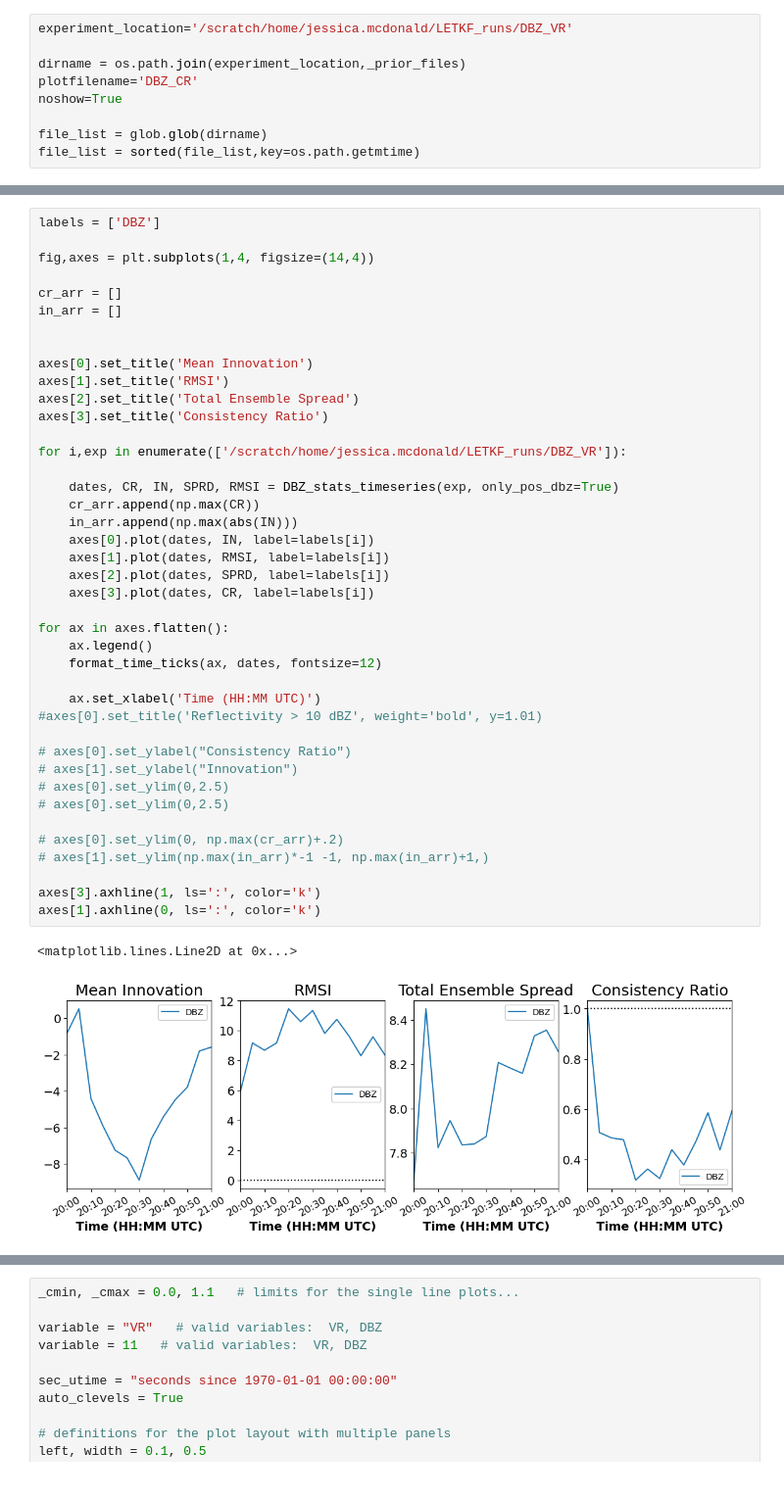
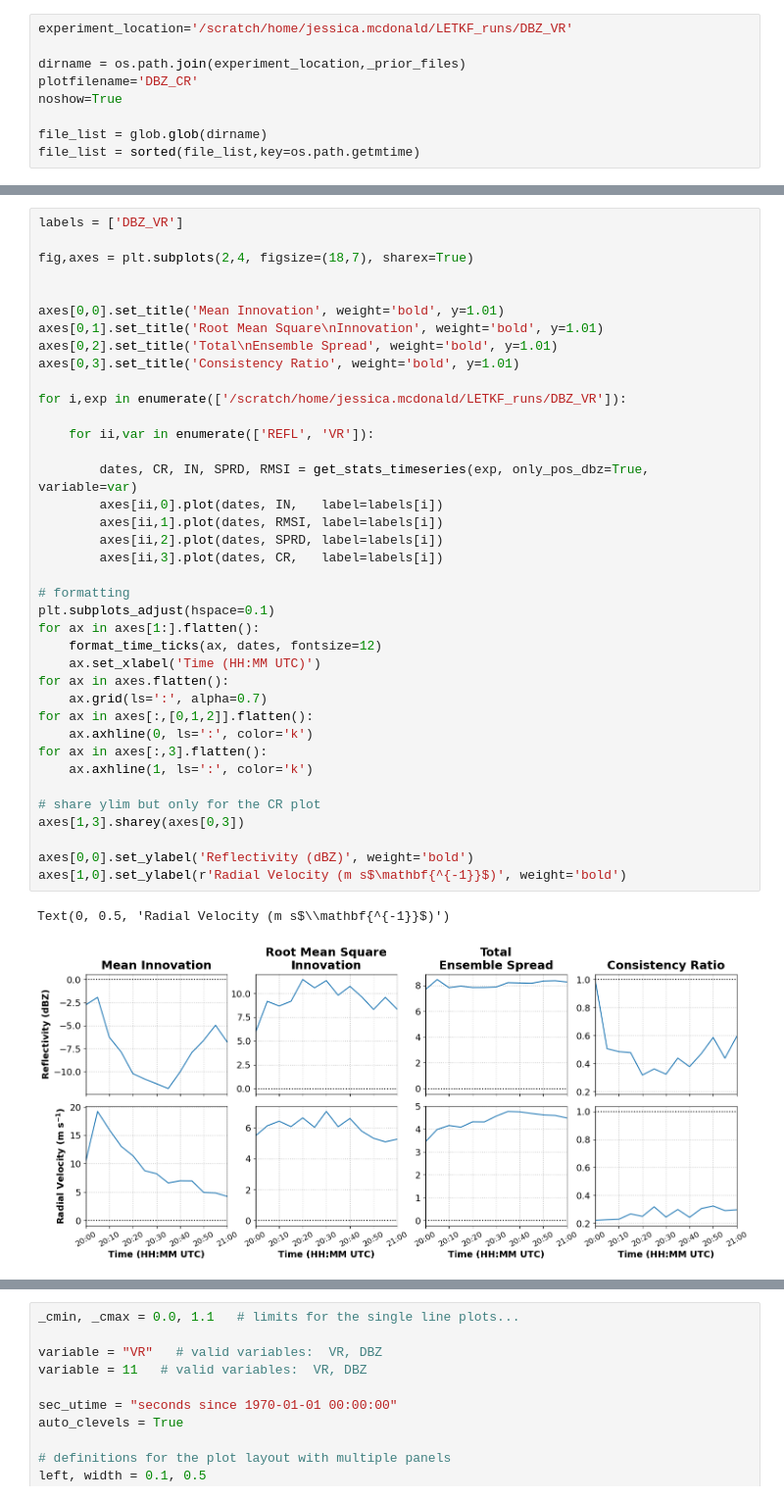
Before and after one commit to jessmcd/CM1_LETKF_2025, a Jupyter notebook: PlottingTests.ipynb, the cells around one changed output, grey strips where cells are left out. Shown at 98% size. Drawn from its saved outputs; the diff is of its cells as text.

Commit message:
updated some plots

```diff
--- a/PlottingTests.ipynb
+++ b/PlottingTests.ipynb
@@ -240,44 +232,41 @@ array([b'', b'', b'', b'', b'', b'', b'', b'', b'', b'', b'', b'', b'',
 # %%
-labels = ['DBZ']
+labels = ['DBZ_VR']
 
-fig,axes = plt.subplots(1,4, figsize=(14,4))
-
-cr_arr = []
-in_arr = []
+fig,axes = plt.subplots(2,4, figsize=(18,7), sharex=True)
 
 
-axes[0].set_title('Mean Innovation')
-axes[1].set_title('RMSI')
-axes[2].set_title('Total Ensemble Spread')
-axes[3].set_title('Consistency Ratio')
+axes[0,0].set_title('Mean Innovation', weight='bold', y=1.01)
+axes[0,1].set_title('Root Mean Square\nInnovation', weight='bold', y=1.01)
+axes[0,2].set_title('Total\nEnsemble Spread', weight='bold', y=1.01)
+axes[0,3].set_title('Consistency Ratio', weight='bold', y=1.01)
 
 for i,exp in enumerate(['/scratch/home/jessica.mcdonald/LETKF_runs/DBZ_VR']):
 
-    dates, CR, IN, SPRD, RMSI = DBZ_stats_timeseries(exp, only_pos_dbz=True)
-    cr_arr.append(np.max(CR))
-    in_arr.append(np.max(abs(IN)))
-    axes[0].plot(dates, IN, label=labels[i])
-    axes[1].plot(dates, RMSI, label=labels[i])
-    axes[2].plot(dates, SPRD, label=labels[i])
-    axes[3].plot(dates, CR, label=labels[i])
+    for ii,var in enumerate(['REFL', 'VR']):
 
+        dates, CR, IN, SPRD, RMSI = get_stats_timeseries(exp, only_pos_dbz=True, variable=var)
+        axes[ii,0].plot(dates, IN,   label=labels[i])
+        axes[ii,1].plot(dates, RMSI, label=labels[i])
+        axes[ii,2].plot(dates, SPRD, label=labels[i])
+        axes[ii,3].plot(dates, CR,   label=labels[i])
+
+# formatting
+plt.subplots_adjust(hspace=0.1)
+for ax in axes[1:].flatten():
+    format_time_ticks(ax, dates, fontsize=12)
+    ax.set_xlabel('Time (HH:MM UTC)')
 for ax in axes.flatten():
-    ax.legend()
-    format_time_ticks(ax, dates, fontsize=12)
+    ax.grid(ls=':', alpha=0.7)
+for ax in axes[:,[0,1,2]].flatten():
+    ax.axhline(0, ls=':', color='k')
+for ax in axes[:,3].flatten():
+    ax.axhline(1, ls=':', color='k')
 
-    ax.set_xlabel('Time (HH:MM UTC)')
-#axes[0].set_title('Reflectivity > 10 dBZ', weight='bold', y=1.01)
+# share ylim but only for the CR plot
+axes[1,3].sharey(axes[0,3])
 
-# axes[0].set_ylabel("Consistency Ratio")
-# axes[1].set_ylabel("Innovation")
-# axes[0].set_ylim(0,2.5)
-# axes[0].set_ylim(0,2.5)
-
-# axes[0].set_ylim(0, np.max(cr_arr)+.2)
-# axes[1].set_ylim(np.max(in_arr)*-1 -1, np.max(in_arr)+1,)
-
-axes[3].axhline(1, ls=':', color='k')
-axes[1].axhline(0, ls=':', color='k')
+axes[0,0].set_ylabel('Reflectivity (dBZ)', weight='bold')
+axes[1,0].set_ylabel(r'Radial Velocity (m s$\mathbf{^{-1}}$)', weight='bold')
 # %% [output]
-<matplotlib.lines.Line2D at 0x...>
+Text(0, 0.5, 'Radial Velocity (m s$\\mathbf{^{-1}}$)')
-[figure, old version]
+[figure, new version]
```
Also changed, not shown: parts of 40 cells of this notebook, 1 other file.
